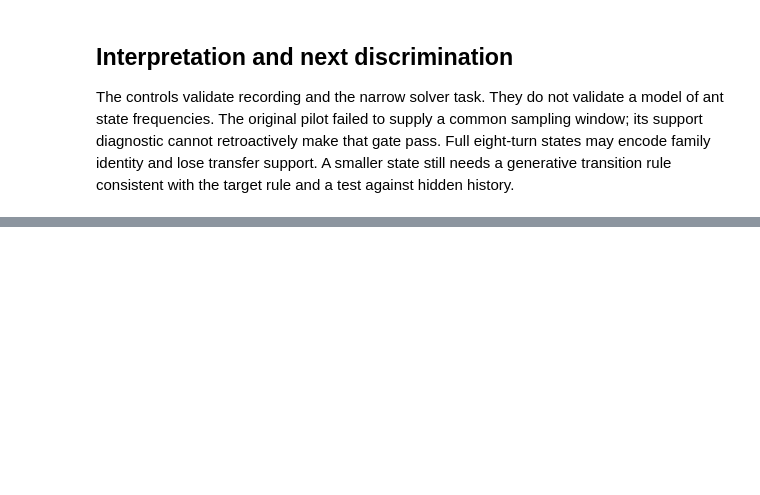
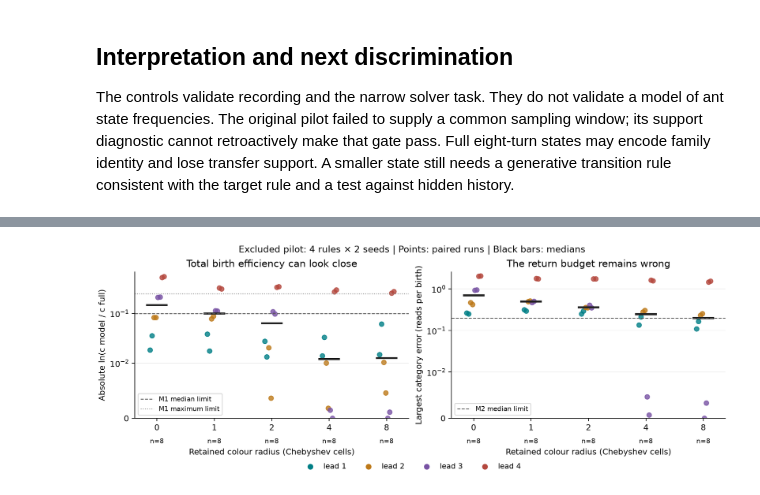
Before and after one commit to neon-ninja/turmite-autoresearch, a Jupyter notebook: experiments/2026-10-20-c-law-renewal/notebook.ipynb, the cells around one changed output, grey strips where cells are left out. Cells and saved outputs as stored; diff of their text form; code cells hidden in the pictures; blank space fills up the shorter version.

```diff
--- a/experiments/2026-10-20-c-law-renewal/notebook.ipynb
+++ b/experiments/2026-10-20-c-law-renewal/notebook.ipynb
@@ -114,0 +162,5 @@ The controls validate recording and the narrow solver task. They do not validate
+# %%
+from IPython.display import Image, display
+display(Image(filename=str(EXP / 'results/memory_pilot.png')))
+# %% [output]
+[figure, added]
```
Also changed, not shown: parts of 5 cells of this notebook, 6 other files.
